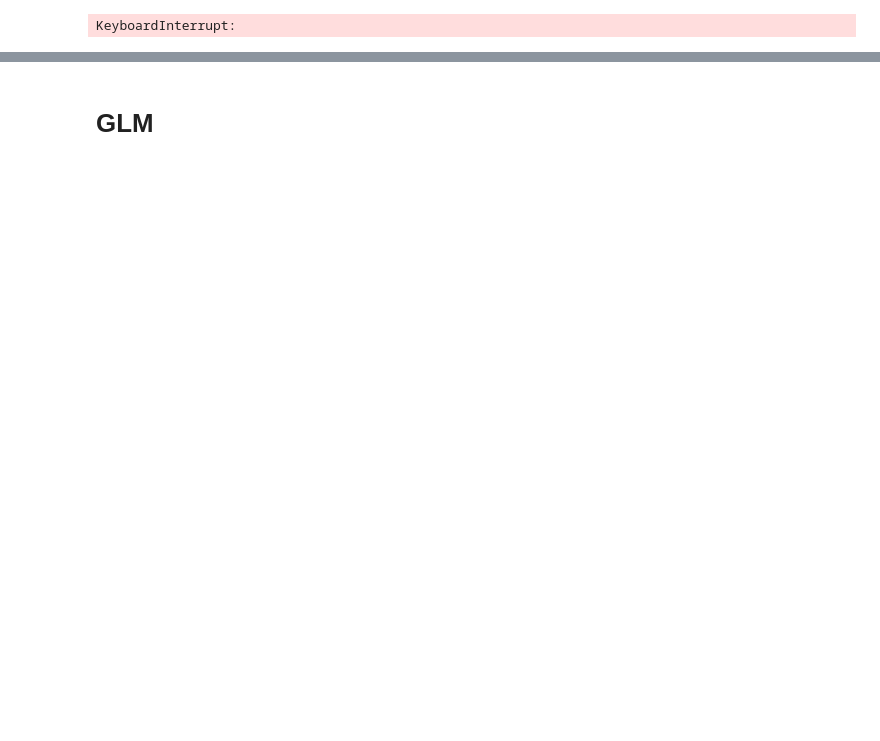
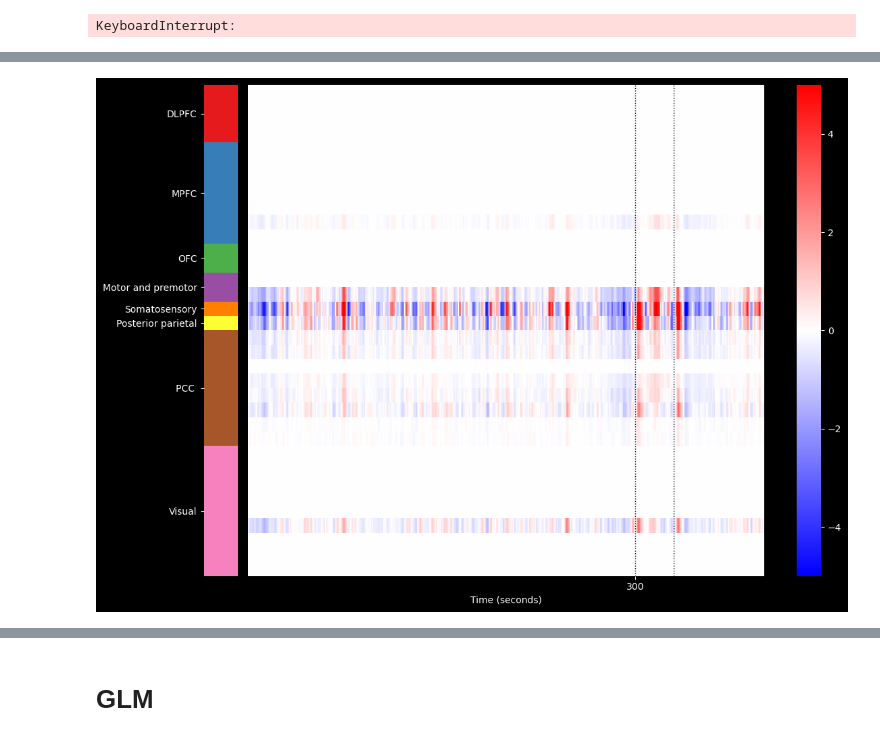
Before and after one commit to yibeichan/fUSi-workflow, a Jupyter notebook: code/091624_updates.ipynb, the cells around one changed output, grey strips where cells are left out. Cells and saved outputs as stored; diff of their text form; code cells hidden in the pictures; blank space fills up the shorter version.

```diff
--- a/code/091624_updates.ipynb
+++ b/code/091624_updates.ipynb
@@ -318,0 +339,11 @@ Error:
+# %%
+def generate_label_index_dict(cortical_labels, subcortical_labels_df, region_shift=200):
+    subcortical_labels_df["Labels"] += region_shift
+    subcortical_labels = dict(zip(subcortical_labels_df["Name"], subcortical_labels_df["Labels"]))
+    label_dict = cortical_labels | subcortical_labels
+
+    for k, v in label_dict.items():
+        label_dict[k] = np.array(v)
+
+    idx = np.arange(1, len(label_dict.keys()) + 1)
+    return dict(zip(label_dict.keys(), idx)), label_dict
@@ -318,0 +469,5 @@ Error:
+# %%
+cortex_filename = os.path.join(figure_dir, 'cortex_heatmap_single_trial.svg')
+plot_heatmap_with_colorbar(mean_cortex[:, :1000], cortical_labels, [300], cortex_filename, vmin=-5, vmax=5)
+# %% [output]
+[figure, added]
```
Also changed, not shown: parts of 59 cells of this notebook, 2 other files.
